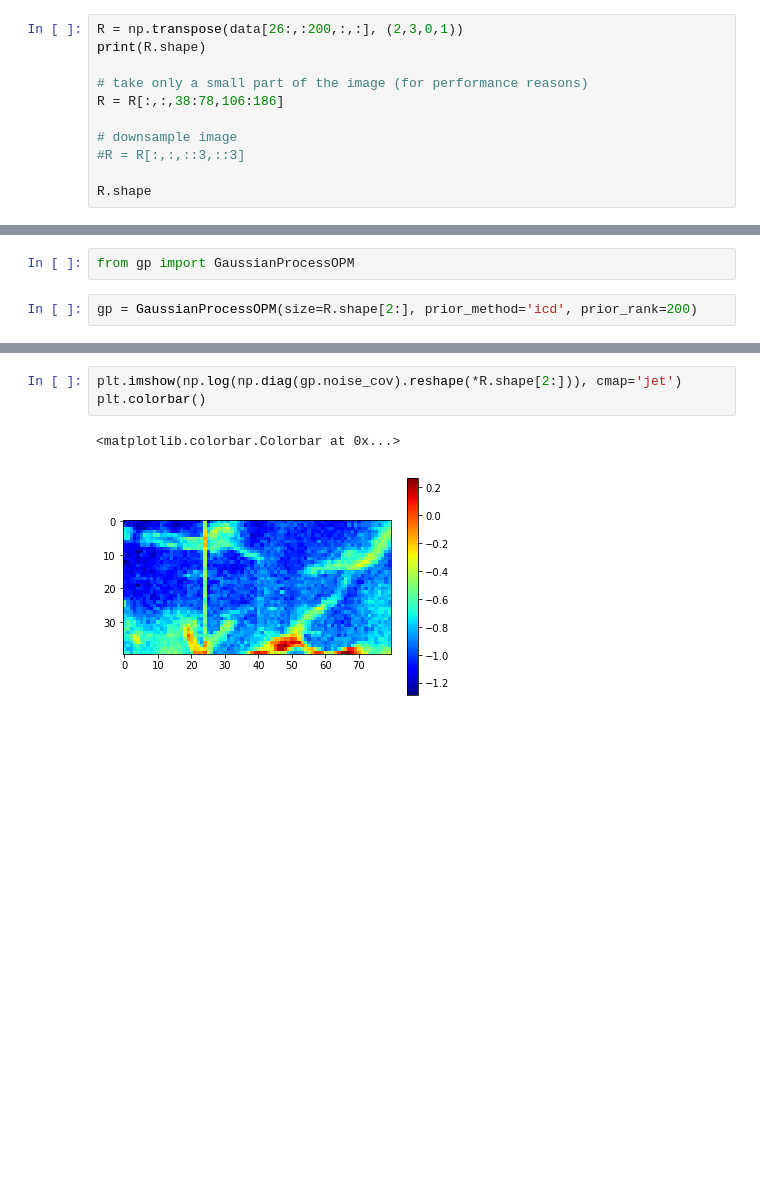
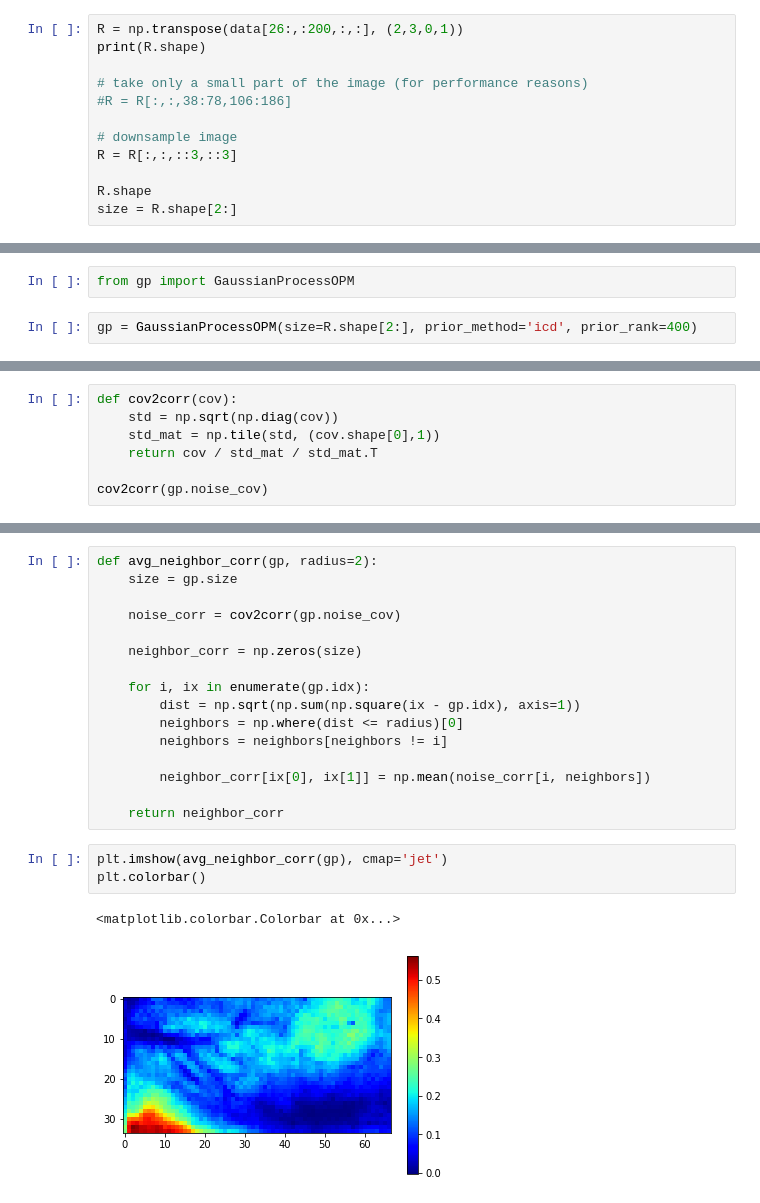
Before and after one commit to mackelab/gp-maps-python, a Jupyter notebook: FerretData.ipynb, the cells around one changed output, grey strips where cells are left out. Cells and saved outputs as stored; diff of their text form; blank space fills up the shorter version.

Commit message:
Attempt to implement avg noise correlations

```diff
--- a/FerretData.ipynb
+++ b/FerretData.ipynb
@@ -18,11 +18,12 @@ R = np.transpose(data[26:,:200,:,:], (2,3,0,1))
 print(R.shape)
 
 # take only a small part of the image (for performance reasons)
-R = R[:,:,38:78,106:186]
+#R = R[:,:,38:78,106:186]
 
 # downsample image
-#R = R[:,:,::3,::3]
+R = R[:,:,::3,::3]
 
 R.shape
+size = R.shape[2:]
 # %% [output]
 (8, 100, 100, 200)
@@ -63,7 +63,7 @@ Compute a smooth OPM using the GP method (see BayesianOPM.ipynb)
 # %%
 from gp import GaussianProcessOPM
 # %%
-gp = GaussianProcessOPM(size=R.shape[2:], prior_method='icd', prior_rank=200)
+gp = GaussianProcessOPM(size=R.shape[2:], prior_method='icd', prior_rank=400)
 # %%
 mu_post = gp.fit(stimuli=V, responses=R, noise='factoran', verbose=True, noise_kwargs={'iterations':3})
 # %% [output]
@@ -91,0 +96,7 @@ plot_opm(result)
+# %%
+def cov2corr(cov):
+    std = np.sqrt(np.diag(cov))
+    std_mat = np.tile(std, (cov.shape[0],1))
+    return cov / std_mat / std_mat.T
+
+cov2corr(gp.noise_cov)
@@ -92,6 +117,22 @@ plot_opm(result)
+# %%
+def avg_neighbor_corr(gp, radius=2):
+    size = gp.size
+
+    noise_corr = cov2corr(gp.noise_cov)
+
+    neighbor_corr = np.zeros(size)
+
+    for i, ix in enumerate(gp.idx):
+        dist = np.sqrt(np.sum(np.square(ix - gp.idx), axis=1))
+        neighbors = np.where(dist <= radius)[0]
+        neighbors = neighbors[neighbors != i]
+
+        neighbor_corr[ix[0], ix[1]] = np.mean(noise_corr[i, neighbors])
+
+    return neighbor_corr
 # %%
-plt.imshow(np.log(np.diag(gp.noise_cov).reshape(*R.shape[2:])), cmap='jet')
+plt.imshow(avg_neighbor_corr(gp), cmap='jet')
 plt.colorbar()
 # %% [output]
 <matplotlib.colorbar.Colorbar at 0x...>
-[figure, old version]
+[figure, new version]
```
Also changed, not shown: parts of 13 cells of this notebook, 5 other files.
